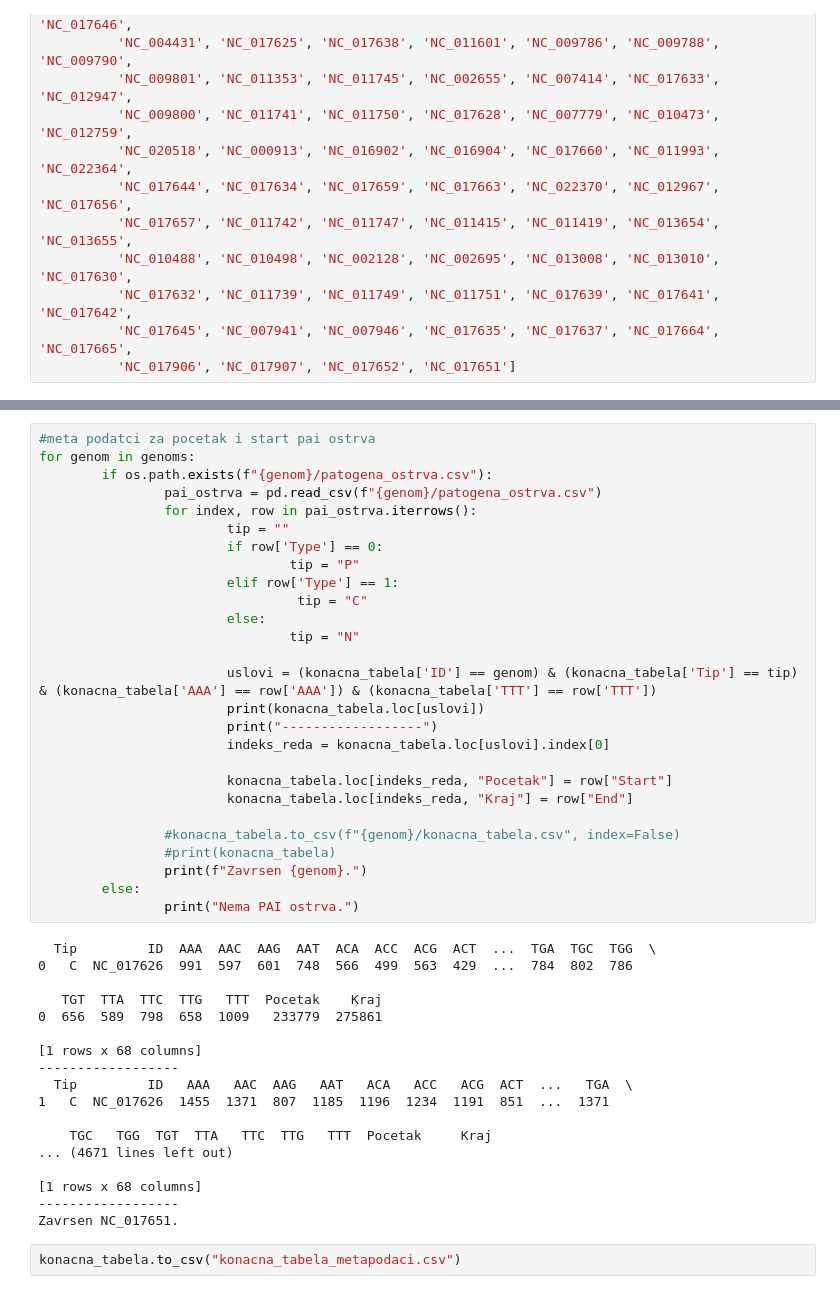
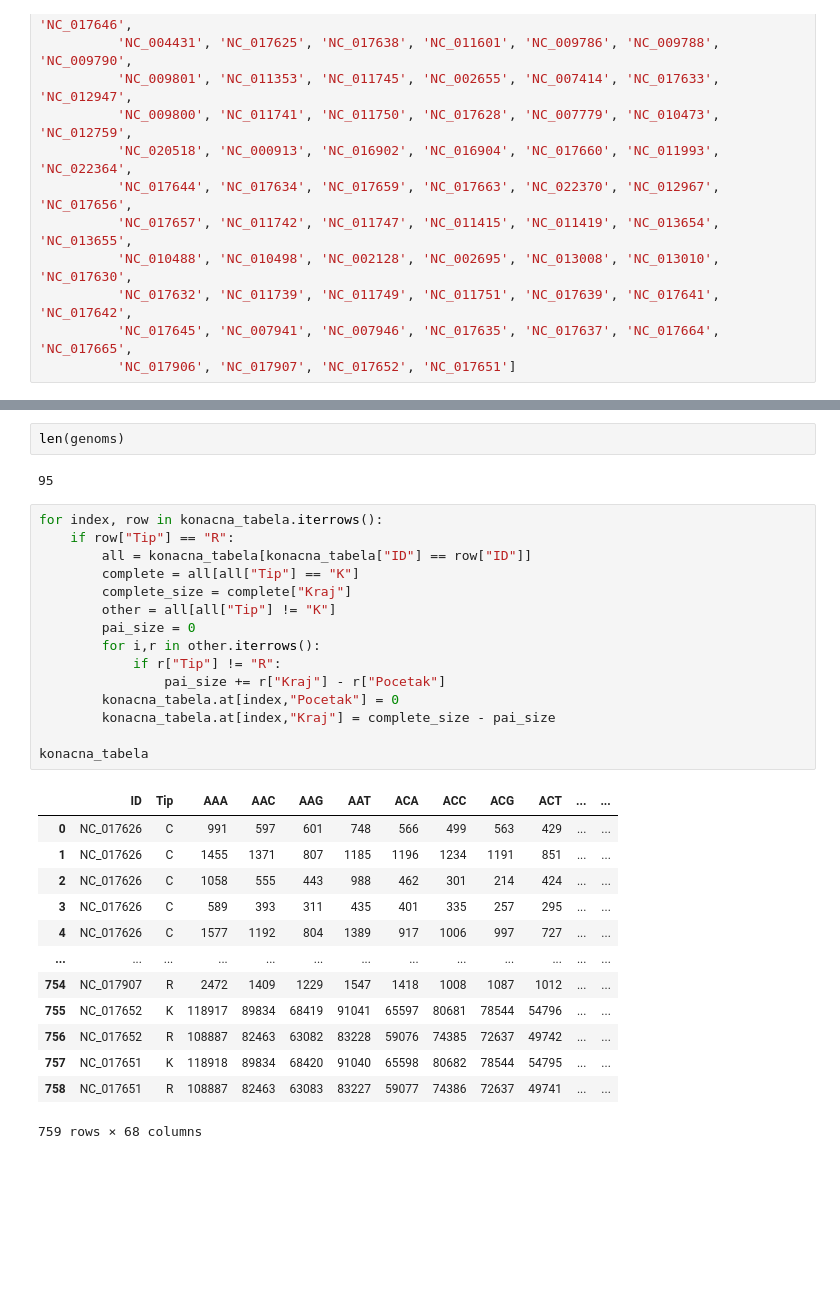
Before and after one commit to skiiszn/E.coli-Codon-Analysis, a Jupyter notebook: data/normalizacija.ipynb, the cells around one changed output, grey strips where cells are left out. Cells and saved outputs as stored; diff of their text form; blank space fills up the shorter version.

```diff
--- a/data/normalizacija.ipynb
+++ b/data/normalizacija.ipynb
@@ -100,47 +93,33 @@ konacna_tabela
-# %%
-#meta podatci za pocetak i start pai ostrva
-for genom in genoms:
-        if os.path.exists(f"{genom}/patogena_ostrva.csv"):
-                pai_ostrva = pd.read_csv(f"{genom}/patogena_ostrva.csv")
-                for index, row in pai_ostrva.iterrows():
-                        tip = ""
-                        if row['Type'] == 0:
-                                tip = "P"
-                        elif row['Type'] == 1:
-                                 tip = "C"
-                        else:
-                                tip = "N"
-
-                        uslovi = (konacna_tabela['ID'] == genom) & (konacna_tabela['Tip'] == tip) & (konacna_tabela['AAA'] == row['AAA']) & (konacna_tabela['TTT'] == row['TTT'])
-                        print(konacna_tabela.loc[uslovi])
-                        print("------------------")
-                        indeks_reda = konacna_tabela.loc[uslovi].index[0]
-
-                        konacna_tabela.loc[indeks_reda, "Pocetak"] = row["Start"]
-                        konacna_tabela.loc[indeks_reda, "Kraj"] = row["End"]
-
-                #konacna_tabela.to_csv(f"{genom}/konacna_tabela.csv", index=False)
-                #print(konacna_tabela)
-                print(f"Zavrsen {genom}.")
-        else:
-                print("Nema PAI ostrva.")
-# %% [output]
-  Tip         ID  AAA  AAC  AAG  AAT  ACA  ACC  ACG  ACT  ...  TGA  TGC  TGG  \
-0   C  NC_017626  991  597  601  748  566  499  563  429  ...  784  802  786
-
-   TGT  TTA  TTC  TTG   TTT  Pocetak    Kraj
-0  656  589  798  658  1009   233779  275861
-
-[1 rows x 68 columns]
-------------------
-  Tip         ID   AAA   AAC  AAG   AAT   ACA   ACC   ACG  ACT  ...   TGA  \
-1   C  NC_017626  1455  1371  807  1185  1196  1234  1191  851  ...  1371
-
-    TGC   TGG  TGT  TTA   TTC  TTG   TTT  Pocetak     Kraj
-... (4671 lines left out)
-
-[1 rows x 68 columns]
-------------------
-Zavrsen NC_017651.
-# %%
-konacna_tabela.to_csv("konacna_tabela_metapodaci.csv")
+# %%
+len(genoms)
+# %% [output]
+95
+# %%
+for index, row in konacna_tabela.iterrows():
+    if row["Tip"] == "R":
+        all = konacna_tabela[konacna_tabela["ID"] == row["ID"]]
+        complete = all[all["Tip"] == "K"]
+        complete_size = complete["Kraj"]
+        other = all[all["Tip"] != "K"]
+        pai_size = 0
+        for i,r in other.iterrows():
+            if r["Tip"] != "R":
+                pai_size += r["Kraj"] - r["Pocetak"]
+        konacna_tabela.at[index,"Pocetak"] = 0
+        konacna_tabela.at[index,"Kraj"] = complete_size - pai_size
+
+konacna_tabela
+# %% [output]
+|  | ID | Tip | AAA | AAC | AAG | AAT | ACA | ACC | ACG | ACT | ... | ... |
+| 0 | NC_017626 | C | 991 | 597 | 601 | 748 | 566 | 499 | 563 | 429 | ... | ... |
+| 1 | NC_017626 | C | 1455 | 1371 | 807 | 1185 | 1196 | 1234 | 1191 | 851 | ... | ... |
+| 2 | NC_017626 | C | 1058 | 555 | 443 | 988 | 462 | 301 | 214 | 424 | ... | ... |
+| 3 | NC_017626 | C | 589 | 393 | 311 | 435 | 401 | 335 | 257 | 295 | ... | ... |
+| 4 | NC_017626 | C | 1577 | 1192 | 804 | 1389 | 917 | 1006 | 997 | 727 | ... | ... |
+| ... | ... | ... | ... | ... | ... | ... | ... | ... | ... | ... | ... | ... |
+| 754 | NC_017907 | R | 2472 | 1409 | 1229 | 1547 | 1418 | 1008 | 1087 | 1012 | ... | ... |
+| 755 | NC_017652 | K | 118917 | 89834 | 68419 | 91041 | 65597 | 80681 | 78544 | 54796 | ... | ... |
+| 756 | NC_017652 | R | 108887 | 82463 | 63082 | 83228 | 59076 | 74385 | 72637 | 49742 | ... | ... |
+| 757 | NC_017651 | K | 118918 | 89834 | 68420 | 91040 | 65598 | 80682 | 78544 | 54795 | ... | ... |
+| 758 | NC_017651 | R | 108887 | 82463 | 63083 | 83227 | 59077 | 74386 | 72637 | 49741 | ... | ... |
+759 rows × 68 columns
```
Also changed, not shown: parts of 10 cells of this notebook, 1 other file.
